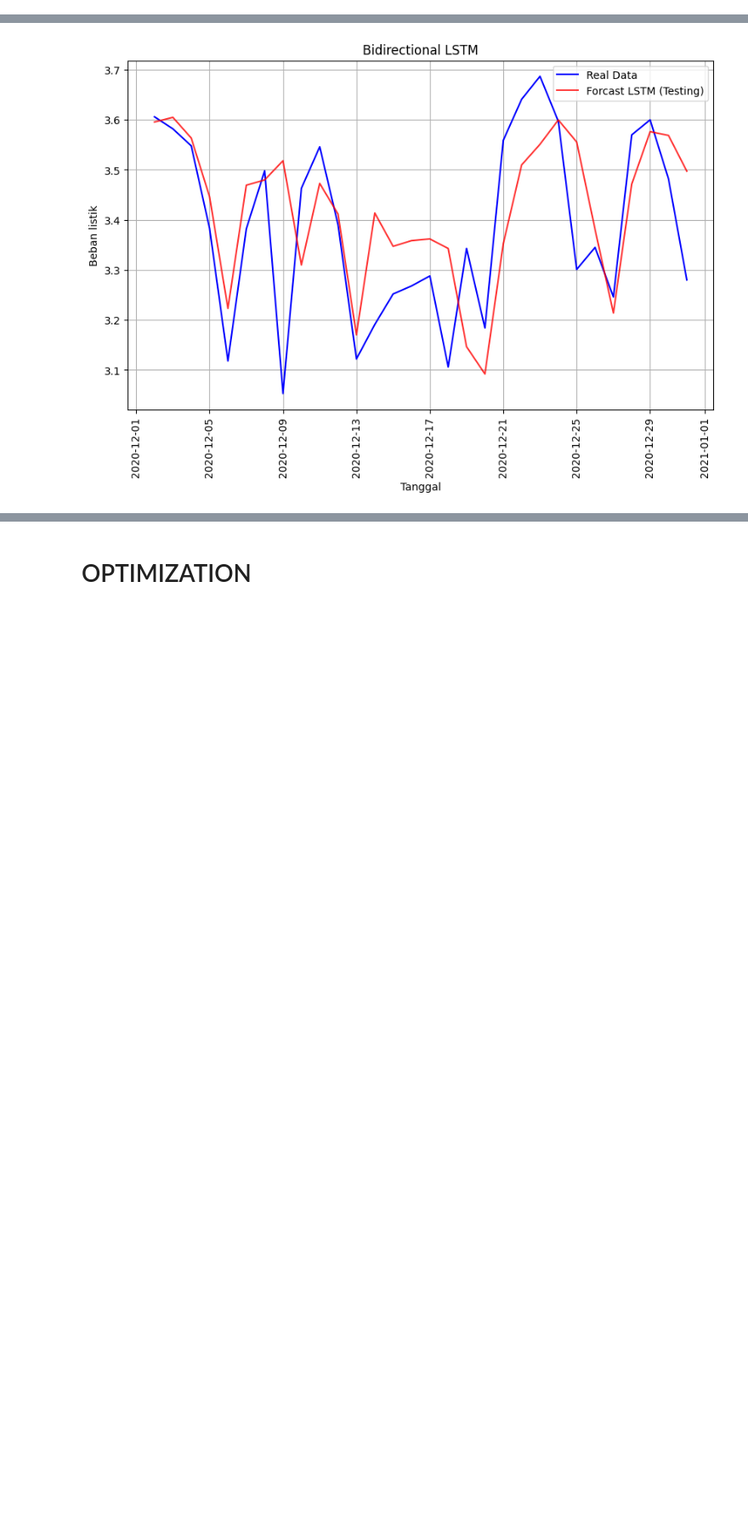
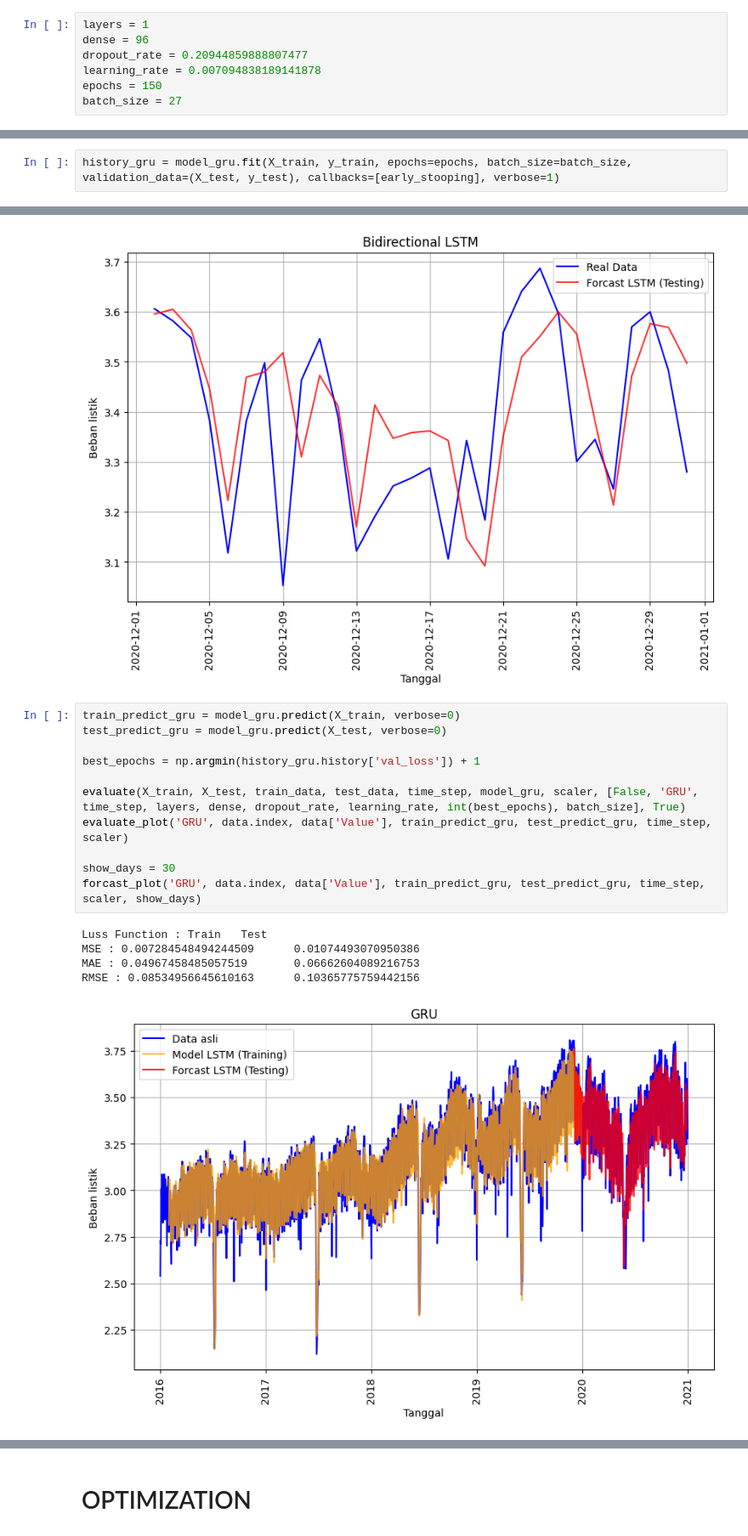
Before and after one commit to saazizau/ipynb, a Jupyter notebook: Notebook/LSTM_&_BiLSTM.ipynb, the cells around one changed output, grey strips where cells are left out. Shown at 85% size. Cells and saved outputs as stored; diff of their text form; blank space fills up the shorter version.

Commit message:
menambahkan model gru

```diff
--- a/Notebook/LSTM_&_BiLSTM.ipynb
+++ b/Notebook/LSTM_&_BiLSTM.ipynb
@@ -378,6 +378,13 @@ Epoch 76/150
 52/52 [==============================] - 1s 23ms/step - loss: 0.0054 - val_loss: 0.0049
 Epoch 77/150
 52/52 [==============================] - 1s 23ms/step - loss: 0.0053 - val_loss: 0.0051
+# %%
+layers = 1
+dense = 96
+dropout_rate = 0.20944859888807477
+learning_rate = 0.007094838189141878
+epochs = 150
+batch_size = 27
 # %%
 model_gru, early_stooping = build_model_gru(layers, dense, dropout_rate, learning_rate, time_step)
 model_gru.summary()
@@ -383,0 +409,2 @@ model_gru.summary()
+# %%
+history_gru = model_gru.fit(X_train, y_train, epochs=epochs, batch_size=batch_size, validation_data=(X_test, y_test), callbacks=[early_stooping], verbose=1)
@@ -494,3 +539,20 @@ MAE : 0.06516284418405976       0.07217307977965383
 RMSE : 0.10116451465096313      0.10710867928486402
 [figure]
 [figure]
+# %%
+train_predict_gru = model_gru.predict(X_train, verbose=0)
+test_predict_gru = model_gru.predict(X_test, verbose=0)
+
+best_epochs = np.argmin(history_gru.history['val_loss']) + 1
+
+evaluate(X_train, X_test, train_data, test_data, time_step, model_gru, scaler, [False, 'GRU', time_step, layers, dense, dropout_rate, learning_rate, int(best_epochs), batch_size], True)
+evaluate_plot('GRU', data.index, data['Value'], train_predict_gru, test_predict_gru, time_step, scaler)
+
+show_days = 30
+forcast_plot('GRU', data.index, data['Value'], train_predict_gru, test_predict_gru, time_step, scaler, show_days)
+# %% [output]
+Luss Function : Train   Test
+MSE : 0.007284548494244509      0.01074493070950386
+MAE : 0.04967458485057519       0.06662604089216753
+RMSE : 0.08534956645610163      0.10365775759442156
+[figure, added]
```
Also changed, not shown: parts of 3 cells of this notebook, 1 other file.
